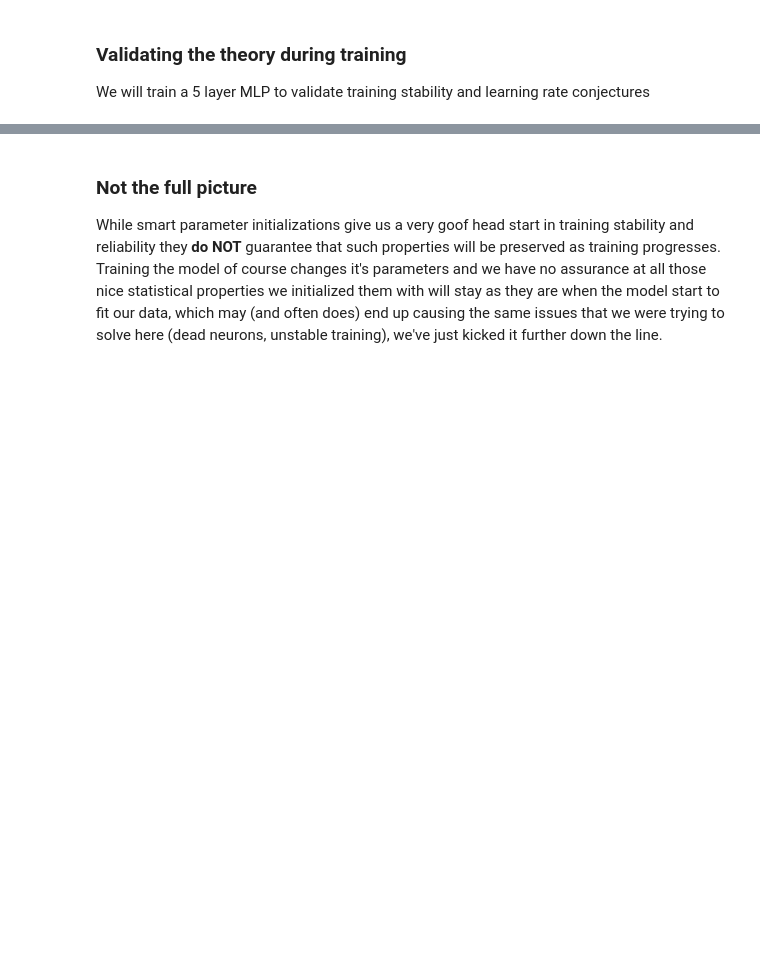
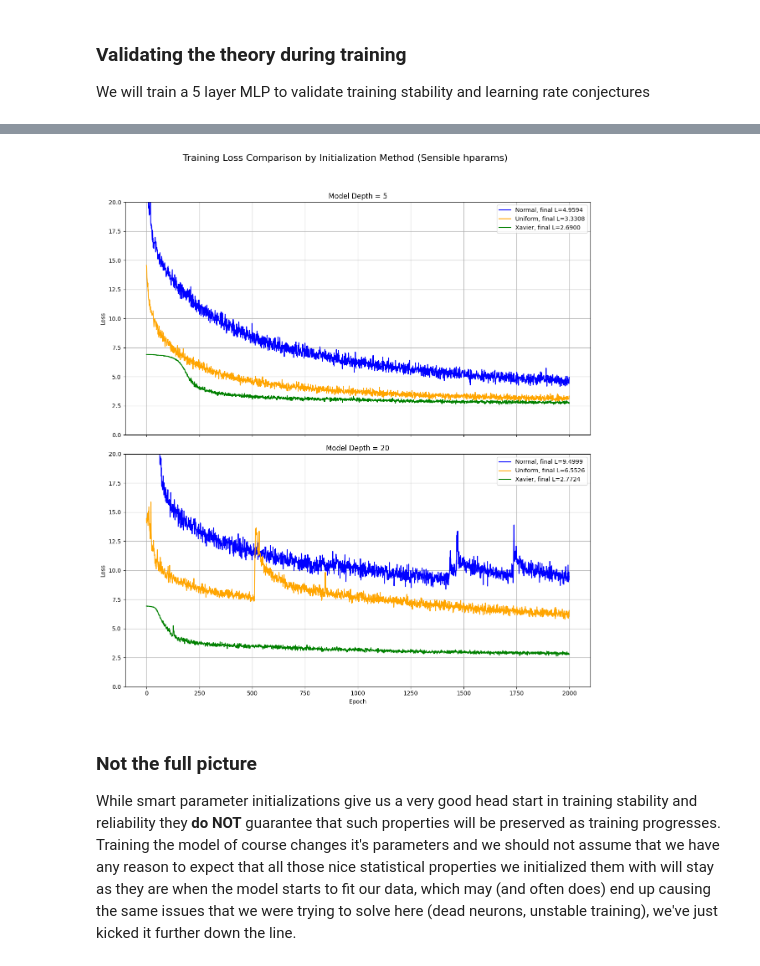
Before and after one commit to fodevac33/Learning-AI, a Jupyter notebook: notebooks/bigram_mlp/bigram_mlp.ipynb, the cells around one changed output, grey strips where cells are left out. Drawn from its saved outputs; the diff is of its cells as text; code cells hidden in the pictures; blank space fills up the shorter version.

```diff
--- a/notebooks/bigram_mlp/bigram_mlp.ipynb
+++ b/notebooks/bigram_mlp/bigram_mlp.ipynb
@@ -326,3 +359,54 @@ plt.show()
+# %%
+num_epochs = 2000
+learning_rate = 0.025
+batch_size = 512
+model_dim = 64
+
+# Define the depths to compare
+depth_5 = 5
+depth_20 = 20
+
+model_depth = depth_5
+
+normal_losses_d5 = train_with_initialization(initialize_normal_model, num_epochs=num_epochs, learning_rate=learning_rate, batch_size=batch_size)
+uniform_losses_d5 = train_with_initialization(initialize_uniform_model, num_epochs=num_epochs, learning_rate=learning_rate, batch_size=batch_size)
+xavier_losses_d5 = train_with_initialization(initialize_xavier_model, num_epochs=num_epochs, learning_rate=learning_rate, batch_size=batch_size)
+
+
+model_depth = depth_20
+
+normal_losses_d20 = train_with_initialization(initialize_normal_model, num_epochs=num_epochs, learning_rate=learning_rate, batch_size=batch_size)
+uniform_losses_d20 = train_with_initialization(initialize_uniform_model, num_epochs=num_epochs, learning_rate=learning_rate, batch_size=batch_size)
+xavier_losses_d20 = train_with_initialization(initialize_xavier_model, num_epochs=num_epochs, learning_rate=learning_rate, batch_size=batch_size)
+
+
+fig, ax = plt.subplots(nrows=2, ncols=1, figsize=(12, 14), sharex=True)
+
+ax[0].plot(normal_losses_d5, label=f'Normal, final L={normal_losses_d5[-1]:.4f}', color='blue')
+ax[0].plot(uniform_losses_d5, label=f'Uniform, final L={uniform_losses_d5[-1]:.4f}', color='orange')
+ax[0].plot(xavier_losses_d5, label=f'Xavier, final L={xavier_losses_d5[-1]:.4f}', color='green')
+ax[0].set_title(f'Model Depth = {depth_5}')
+ax[0].set_ylabel('Loss')
+ax[0].set_ylim(0, 20)
+ax[0].legend()
+ax[0].grid(True)
+
+ax[1].plot(normal_losses_d20, label=f'Normal, final L={normal_losses_d20[-1]:.4f}', color='blue')
+ax[1].plot(uniform_losses_d20, label=f'Uniform, final L={uniform_losses_d20[-1]:.4f}', color='orange')
+ax[1].plot(xavier_losses_d20, label=f'Xavier, final L={xavier_losses_d20[-1]:.4f}', color='green')
+ax[1].set_title(f'Model Depth = {depth_20}')
+ax[1].set_xlabel('Epoch') # X-label only on the bottom plot due to sharex=True
+ax[1].set_ylabel('Loss' )
+ax[1].set_ylim(0, 20)
+ax[1].legend()
+ax[1].grid(True)
+
+fig.suptitle('Training Loss Comparison by Initialization Method (Sensible hparams)', fontsize=16)
+plt.tight_layout(rect=[0, 0.03, 1, 0.95]) # Adjust rect to make space for suptitle
+plt.show()
+# %% [output]
+[figure, added]
 # %% [markdown]
 ### Not the full picture
-While smart parameter initializations give us a very goof head start in training stability and reliability they **do NOT** guarantee that such properties will be preserved as training progresses. Training the model of course changes it's parameters and we have no assurance at all those nice statistical properties we initialized them with will stay as they are when the model start to fit our data, which may (and often does) end up causing the same issues that we were trying to solve here (dead neurons, unstable training), we've just kicked it further down the line.
+
+While smart parameter initializations give us a very good head start in training stability and reliability they **do NOT** guarantee that such properties will be preserved as training progresses. Training the model of course changes it's parameters and we should not assume that we have any reason to expect that all those nice statistical properties we initialized them with will stay as they are when the model starts to fit our data, which may (and often does) end up causing the same issues that we were trying to solve here (dead neurons, unstable training), we've just kicked it further down the line.
```
Also changed, not shown: parts of 4 cells of this notebook.
